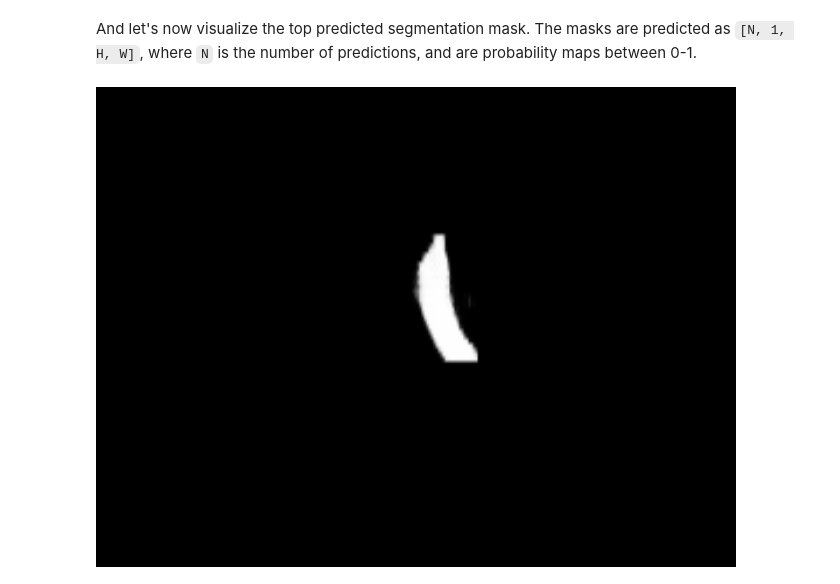
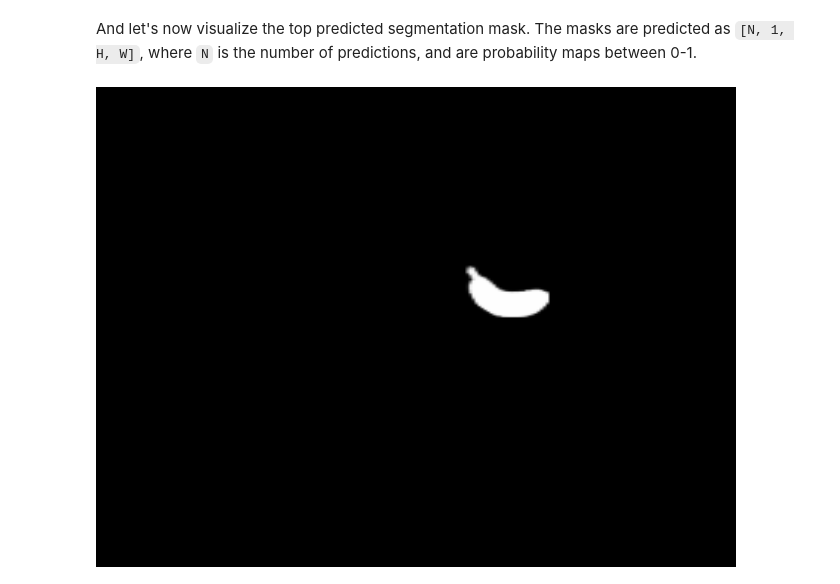
Before and after one commit to jaredbmit/RoboticRecycling, a Jupyter notebook: clutter_maskrcnn_train.ipynb, the cells around one changed output. Saved outputs shown, nothing was run; the diff lists cells and outputs as text; code cells hidden in the pictures.

Commit message:
MaskRCNN training

```diff
--- a/clutter_maskrcnn_train.ipynb
+++ b/clutter_maskrcnn_train.ipynb
@@ -60,2 +43,16 @@ def colorize_labels(image):
+# %%
+import fnmatch
+import json
+import numpy as np
+import multiprocessing
+from PIL import Image
+from IPython.display import display
+
+import torch
+import torch.utils.data
+from torchvision import transforms
+
+# Cannot have a label at index 0 as that means free space
+classes = ["empty", "bottle", "Banana", "coffee"]
 # %% [markdown]
 # Loading dataset into PyTorch
@@ -207,28 +182,29 @@ We now have the dataset class, the models and the data transforms. Let's instant
 # %%
-# use our dataset and defined transformations
-dataset = BinPickingDataset(dataset_path, get_transform(train=True))
-dataset_test = BinPickingDataset(dataset_path, get_transform(train=False))
+import utils
+
+dataset = RecyclingDataset(dataset_path)
 
 # split the dataset in train and test set
 torch.manual_seed(1)
 indices = torch.randperm(len(dataset)).tolist()
-dataset = torch.utils.data.Subset(dataset, indices[:-50])
-dataset_test = torch.utils.data.Subset(dataset_test, indices[-50:])
+# chop dataset down to 500 images for training to save time
+dataset = torch.utils.data.Subset(dataset, indices[0:500])
+data_train, data_test = torch.utils.data.random_split(dataset, [0.9, 0.1])
 
 # define training and validation data loaders
 data_loader = torch.utils.data.DataLoader(
-    dataset, batch_size=2, shuffle=True, num_workers=4,
-    collate_fn=utils.collate_fn)
+    data_train, batch_size=2, shuffle=True, collate_fn=utils.collate_fn)
 
 data_loader_test = torch.utils.data.DataLoader(
-    dataset_test, batch_size=1, shuffle=False, num_workers=4,
-    collate_fn=utils.collate_fn)
+    data_test, batch_size=1, shuffle=False, collate_fn=utils.collate_fn)
 # %% [markdown]
 Now let's instantiate the model and the optimizer
 # %%
-device = torch.device('cpu')
+device = (
+    torch.device("cuda") if torch.cuda.is_available() else torch.device("cpu")
+)
 
-num_classes = len(classes)+1
+num_classes = len(classes)
 
 # get the model using our helper function
 model = get_instance_segmentation_model(num_classes)
@@ -332,6 +347,6 @@ Now that training has finished, let's have a look at what it actually predicts i
 # %%
 # pick one image from the test set
-img, _ = dataset_test[37]
+img, _ = data_test[np.random.randint(len(data_test))]
 # put the model in evaluation mode
 model.eval()
 with torch.no_grad():
@@ -370,6 +362,6 @@ Image.fromarray(img.mul(255).permute(1, 2, 0).byte().numpy())
 # %% [markdown]
 And let's now visualize the top predicted segmentation mask. The masks are predicted as `[N, 1, H, W]`, where `N` is the number of predictions, and are probability maps between 0-1.
 # %%
-Image.fromarray(prediction[0]['masks'][3, 0].mul(255).byte().cpu().numpy())
+Image.fromarray(prediction[0]['masks'][2, 0].mul(255).byte().cpu().numpy())
 # %% [output]
-[figure, old version]
+[figure, new version]
```
Also changed, not shown: parts of 21 cells of this notebook, 6 other files.
